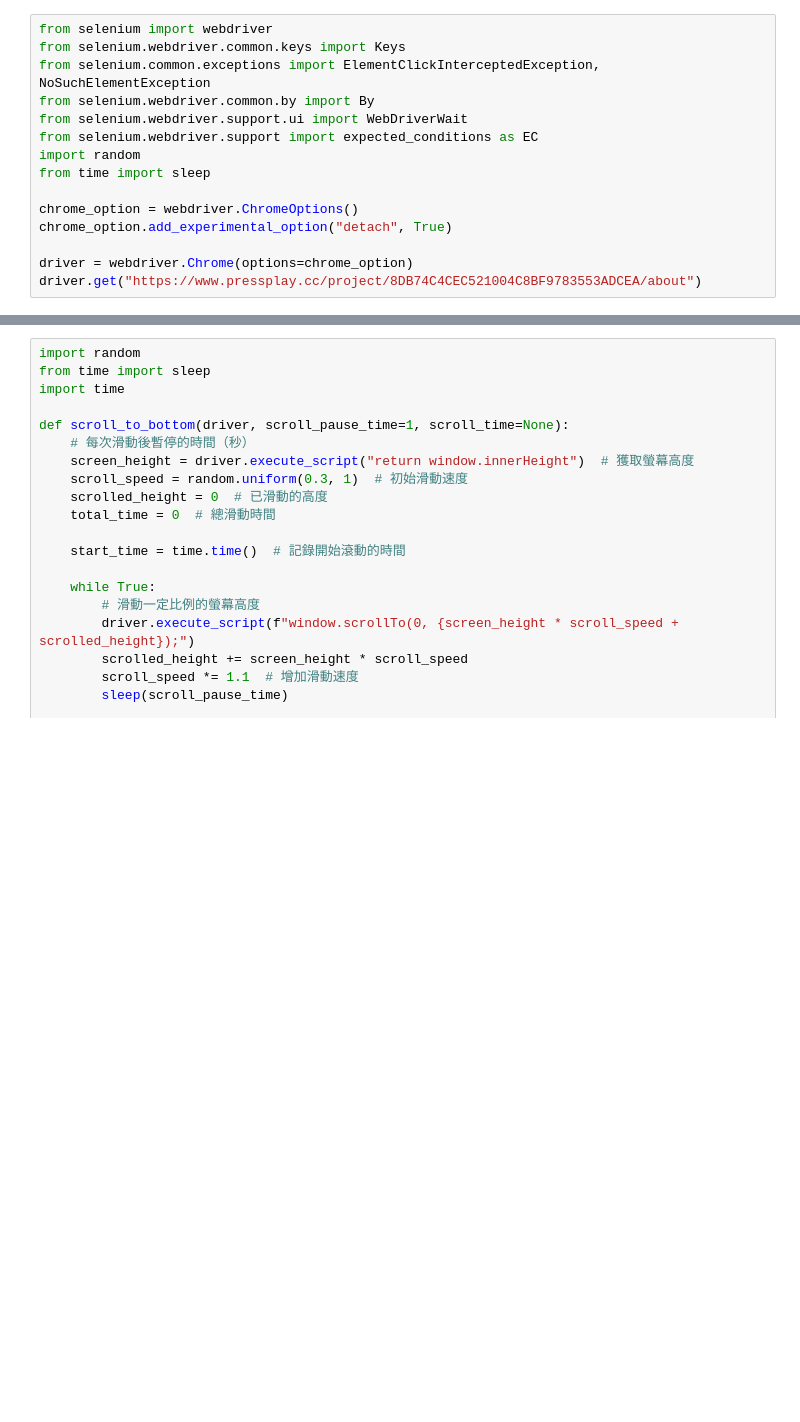
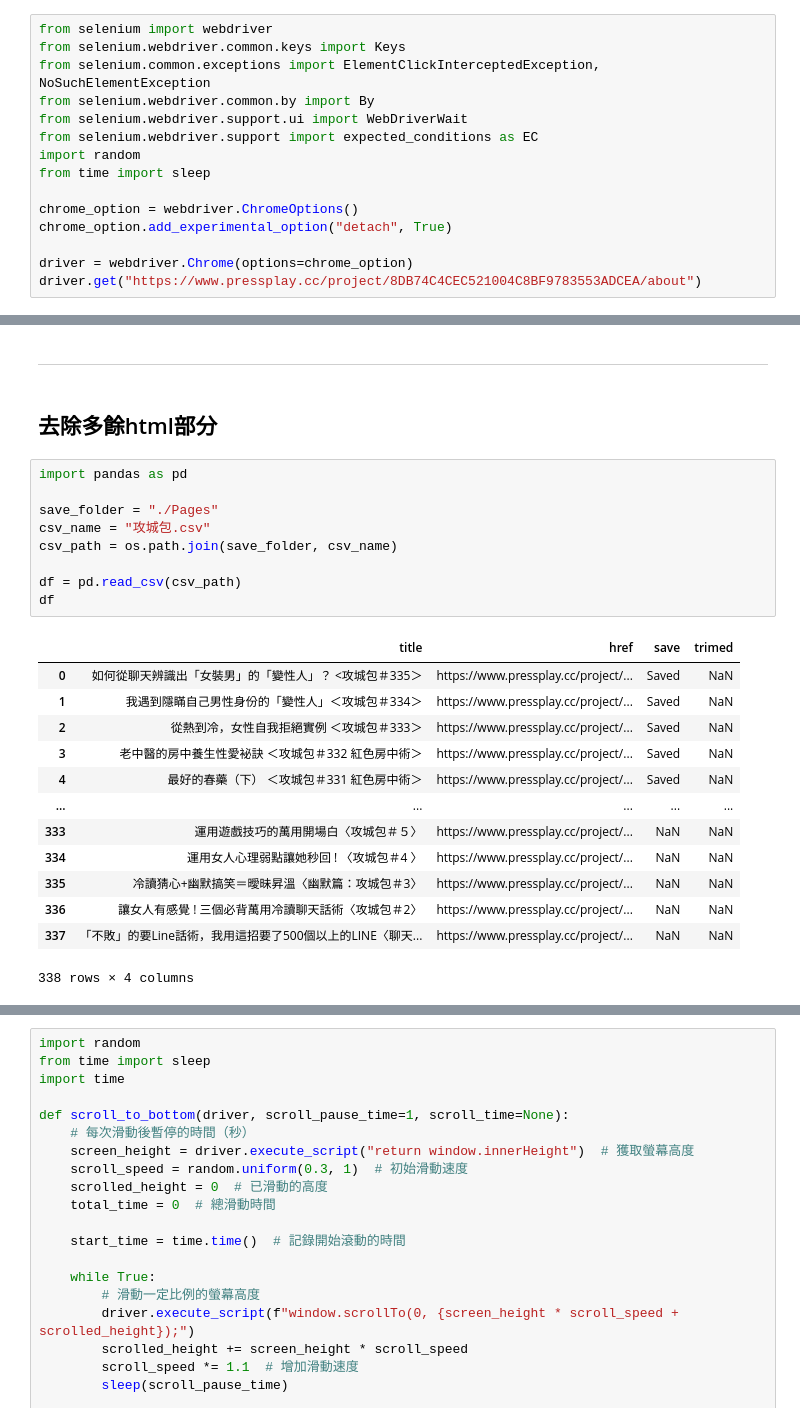
Before and after one commit to Echoslayer/toolkit, a Jupyter notebook: Parse/get_webpage.ipynb, the cells around one changed output, grey strips where cells are left out. Saved outputs shown, nothing was run; the diff lists cells and outputs as text; blank space fills up the shorter version.

```diff
--- a/Parse/get_webpage.ipynb
+++ b/Parse/get_webpage.ipynb
@@ -22,0 +302,27 @@ driver.get("https://www.pressplay.cc/project/8DB74C4CEC521004C8BF9783553ADCEA/ab
+# %% [markdown]
+---
+# %% [markdown]
+## 去除多餘html部分
+# %%
+import pandas as pd
+
+save_folder = "./Pages"
+csv_name = "攻城包.csv"
+csv_path = os.path.join(save_folder, csv_name)
+
+df = pd.read_csv(csv_path)
+df
+# %% [output]
+|  | title | href | save | trimed |
+| 0 | 如何從聊天辨識出「女裝男」的「變性人」？ <攻城包＃335＞ | https://www.pressplay.cc/project/... | Saved | NaN |
+| 1 | 我遇到隱瞞自己男性身份的「變性人」＜攻城包＃334＞ | https://www.pressplay.cc/project/... | Saved | NaN |
+| 2 | 從熱到冷，女性自我拒絕實例 ＜攻城包＃333＞ | https://www.pressplay.cc/project/... | Saved | NaN |
+| 3 | 老中醫的房中養生性愛袐訣 ＜攻城包＃332 紅色房中術＞ | https://www.pressplay.cc/project/... | Saved | NaN |
+| 4 | 最好的春藥（下） ＜攻城包＃331 紅色房中術＞ | https://www.pressplay.cc/project/... | Saved | NaN |
+| ... | ... | ... | ... | ... |
+| 333 | 運用遊戲技巧的萬用開場白〈攻城包＃５〉 | https://www.pressplay.cc/project/... | NaN | NaN |
+| 334 | 運用女人心理弱點讓她秒回 ! 〈攻城包＃4 〉 | https://www.pressplay.cc/project/... | NaN | NaN |
+| 335 | 冷讀猜心+幽默搞笑＝曖昧昇溫〈幽默篇：攻城包＃3〉 | https://www.pressplay.cc/project/... | NaN | NaN |
+| 336 | 讓女人有感覺 ! 三個必背萬用冷讀聊天話術〈攻城包＃2〉 | https://www.pressplay.cc/project/... | NaN | NaN |
+| 337 | 「不敗」的要Line話術，我用這招要了500個以上的LINE〈聊天... | https://www.pressplay.cc/project/... | NaN | NaN |
+338 rows × 4 columns
```
Also changed, not shown: parts of 27 cells of this notebook, 3 other files.
